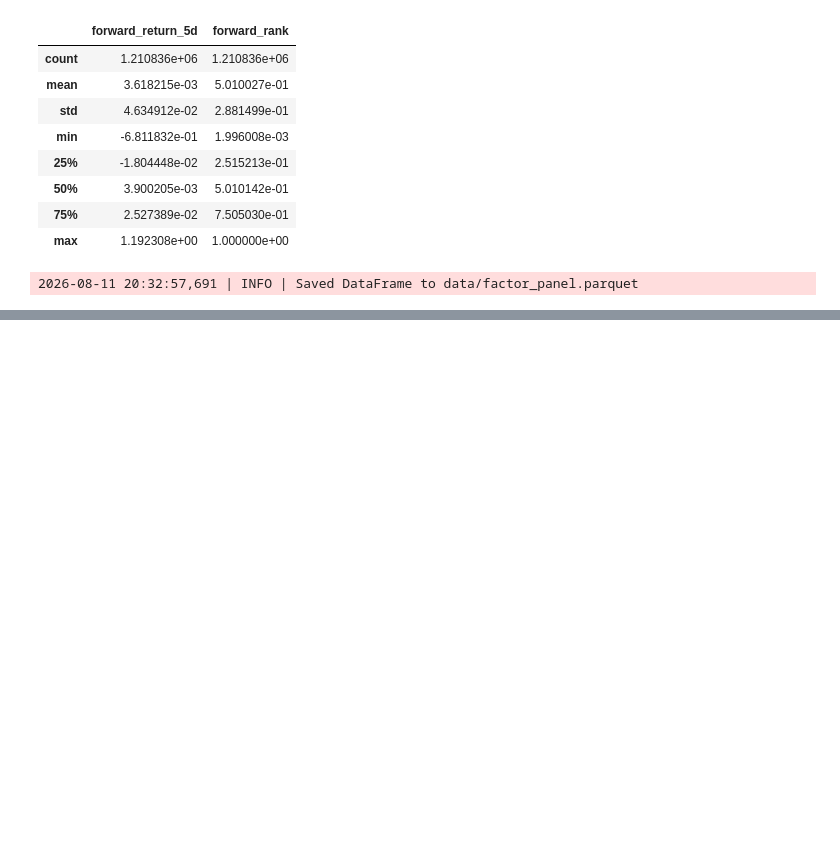
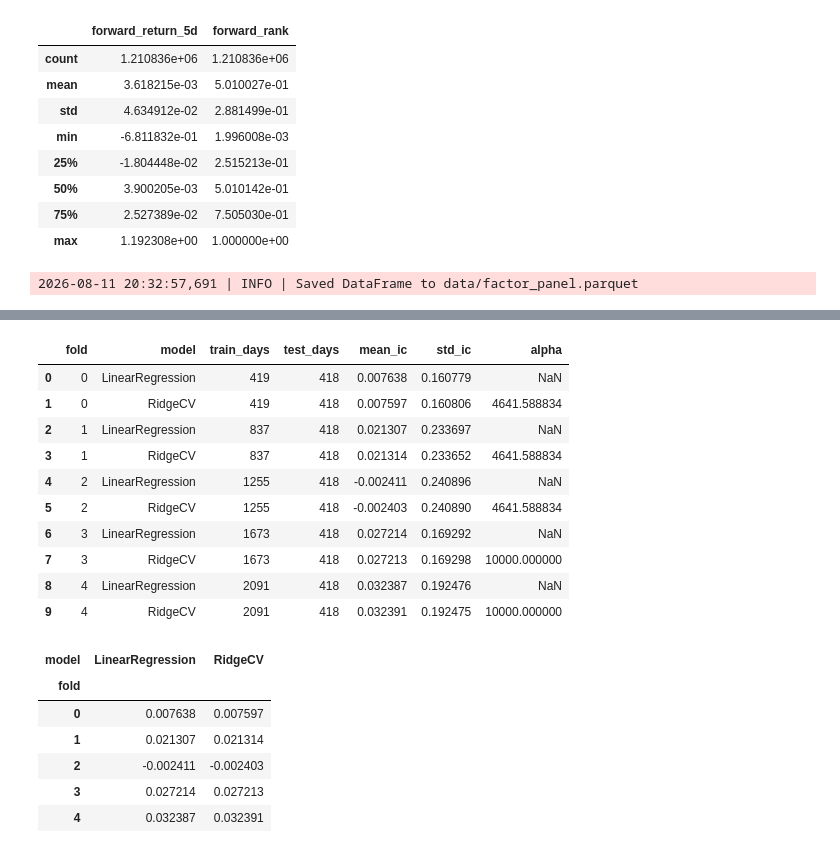
Before and after one commit to tienlonghungson/alpharesearch, a Jupyter notebook: learn/alpharesearch.ipynb, the cells around one changed output, grey strips where cells are left out. Saved outputs shown, nothing was run; the diff lists cells and outputs as text; code cells hidden in the pictures; blank space fills up the shorter version.

Commit message:
add baseline model

```diff
--- a/learn/alpharesearch.ipynb
+++ b/learn/alpharesearch.ipynb
@@ -521,0 +655,34 @@ save_parquet(modeling_panel, CONFIG["factor_panel_path"])
+# %%
+FACTOR_COLUMNS = ["momentum", "mean_reversion", "volatility"]
+
+model = BaselineModel()
+
+fold_summary, oos_predictions = model.run_time_series_cv(
+    panel=modeling_panel,
+    factor_columns=FACTOR_COLUMNS,
+    config=CONFIG,
+)
+
+display(fold_summary)
+display(
+    fold_summary.pivot(index="fold", columns="model", values="mean_ic")
+)
+# %% [output]
+|  | fold | model | train_days | test_days | mean_ic | std_ic | alpha |
+| 0 | 0 | LinearRegression | 419 | 418 | 0.007638 | 0.160779 | NaN |
+| 1 | 0 | RidgeCV | 419 | 418 | 0.007597 | 0.160806 | 4641.588834 |
+| 2 | 1 | LinearRegression | 837 | 418 | 0.021307 | 0.233697 | NaN |
+| 3 | 1 | RidgeCV | 837 | 418 | 0.021314 | 0.233652 | 4641.588834 |
+| 4 | 2 | LinearRegression | 1255 | 418 | -0.002411 | 0.240896 | NaN |
+| 5 | 2 | RidgeCV | 1255 | 418 | -0.002403 | 0.240890 | 4641.588834 |
+| 6 | 3 | LinearRegression | 1673 | 418 | 0.027214 | 0.169292 | NaN |
+| 7 | 3 | RidgeCV | 1673 | 418 | 0.027213 | 0.169298 | 10000.000000 |
+| 8 | 4 | LinearRegression | 2091 | 418 | 0.032387 | 0.192476 | NaN |
+| 9 | 4 | RidgeCV | 2091 | 418 | 0.032391 | 0.192475 | 10000.000000 |
+| model | LinearRegression | RidgeCV |
+| fold |  |  |
+| 0 | 0.007638 | 0.007597 |
+| 1 | 0.021307 | 0.021314 |
+| 2 | -0.002411 | -0.002403 |
+| 3 | 0.027214 | 0.027213 |
+| 4 | 0.032387 | 0.032391 |
```
Also changed, not shown: parts of 2 cells of this notebook.
